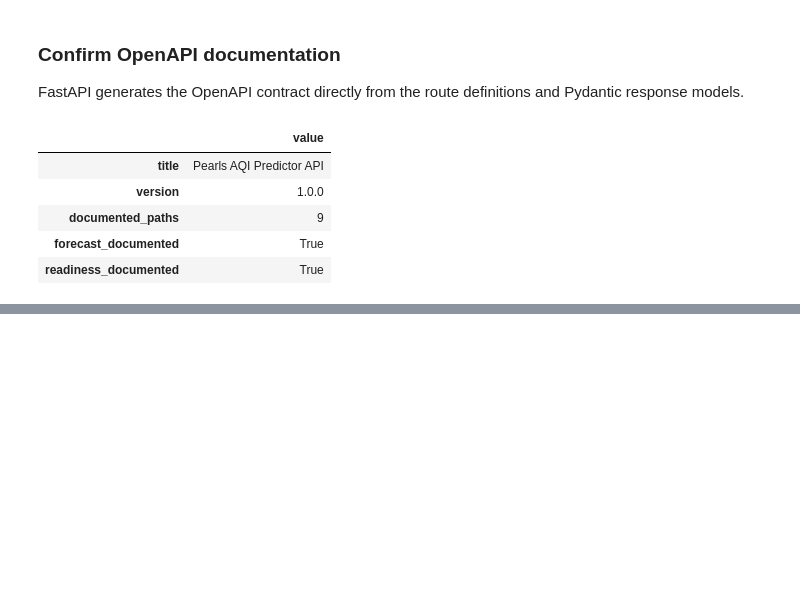
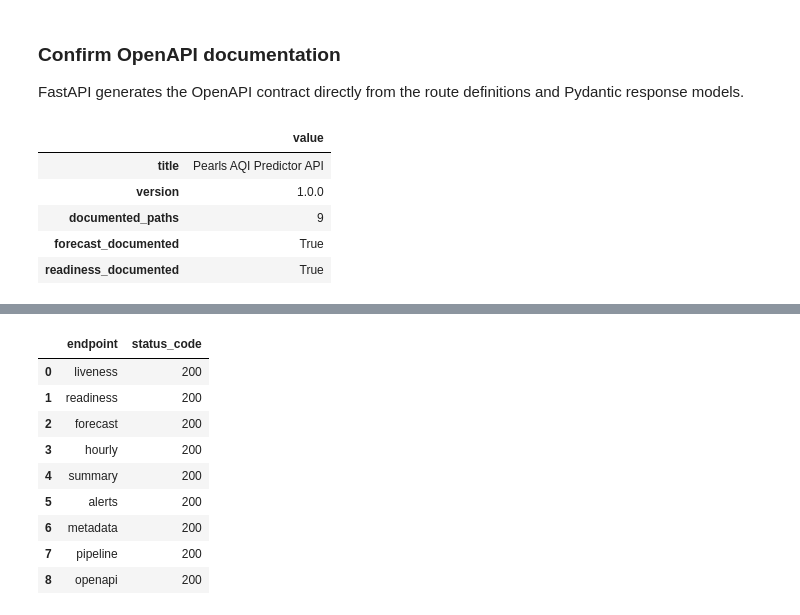
Before and after one commit to riyanj220/pearls-aqi-predictor, a Jupyter notebook: notebooks/08_build_fastapi_service.ipynb, the cells around one changed output, grey strips where cells are left out. Drawn from its saved outputs; the diff is of its cells as text; code cells hidden in the pictures; blank space fills up the shorter version.

```diff
--- a/notebooks/08_build_fastapi_service.ipynb
+++ b/notebooks/08_build_fastapi_service.ipynb
@@ -2706,0 +3219,24 @@ display(
+# %%
+final_endpoint_status_df = pd.DataFrame(
+    [
+        {
+            "endpoint": name,
+            "status_code": response.status_code,
+        }
+        for name, response
+        in final_responses.items()
+    ]
+)
+
+display(final_endpoint_status_df)
+# %% [output]
+|  | endpoint | status_code |
+| 0 | liveness | 200 |
+| 1 | readiness | 200 |
+| 2 | forecast | 200 |
+| 3 | hourly | 200 |
+| 4 | summary | 200 |
+| 5 | alerts | 200 |
+| 6 | metadata | 200 |
+| 7 | pipeline | 200 |
+| 8 | openapi | 200 |
```
Also changed, not shown: parts of 17 cells of this notebook, 7 other files.
